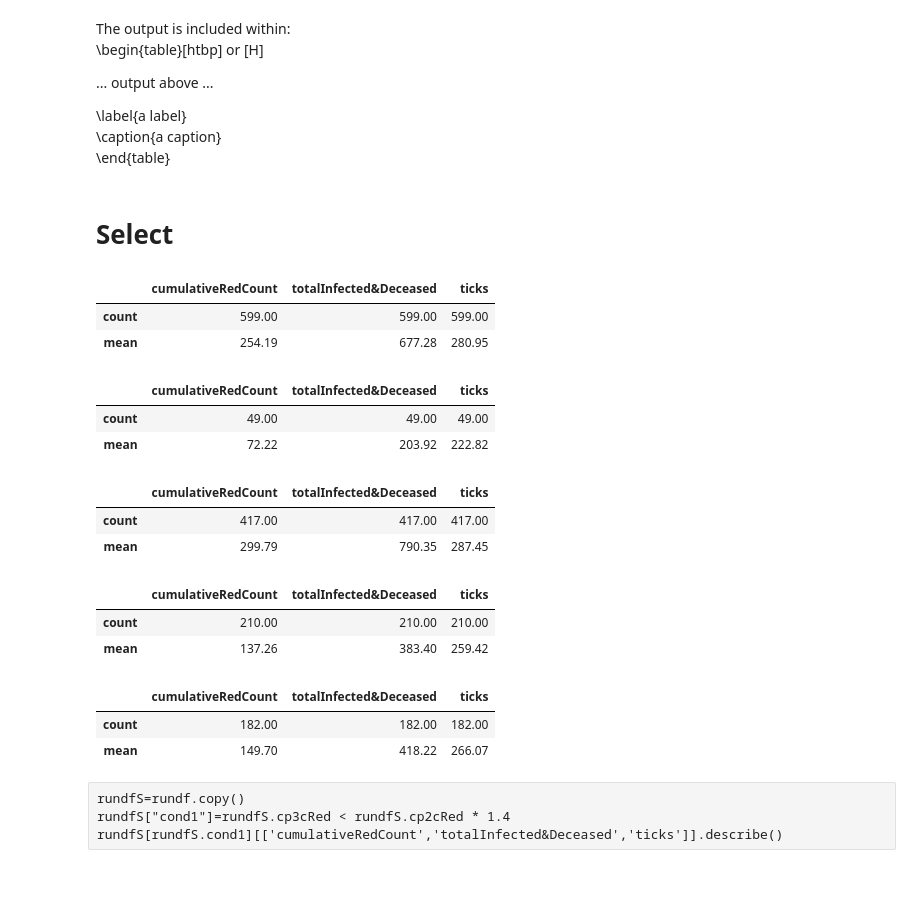
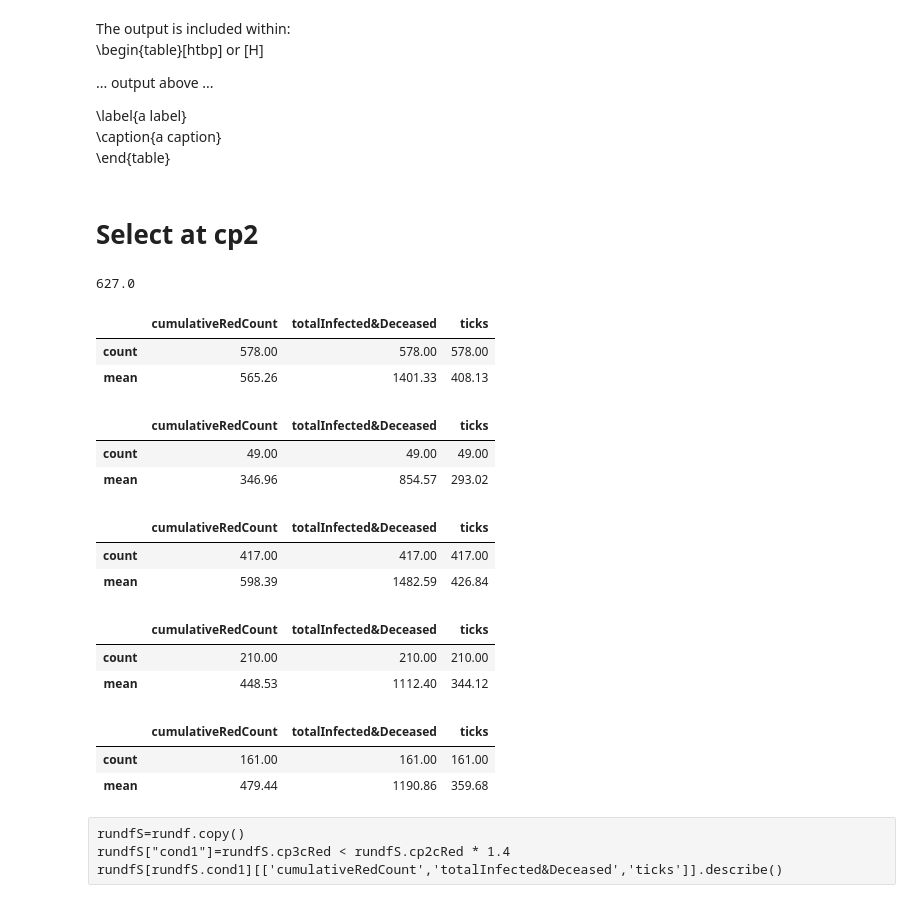
Before and after one commit to terna/readSIsaR_BatchResults, a Jupyter notebook: selectResults1kStableSeedsCPoints_basicControl_schoolOpenSeptChangingWorld_plusHMlog.ipynb, the cells around one changed output. Saved outputs shown, nothing was run; the diff lists cells and outputs as text; code cells hidden in the pictures.

```diff
--- a/selectResults1kStableSeedsCPoints_basicControl_schoolOpenSeptChangingWorld_plusHMlog.ipynb
+++ b/selectResults1kStableSeedsCPoints_basicControl_schoolOpenSeptChangingWorld_plusHMlog.ipynb
@@ -16,7 +16,7 @@ def day(n):
     return datetime(2020, 2, 3) + timedelta(n)
 # %%
 rundf = pd.read_csv('results/'+
-    'SIsaR_0.9.5.2 experiments 2 seeds-tableChangeworld_1000_basic_control_schoolOnSept.csv',
+    'SIsaR_0.9.5.4 experiments 2 seeds-tableChangeworld_1000_basic_control_schoolOnSept.csv',
                     sep=',',skiprows=6)
 case="# select 1000 epidemics with non-pharmaceutical containment measures, "+\
           "schools open in Sep, changing world, using checkpoints"
@@ -109,15 +109,20 @@ The output is included within:
 \caption{a caption}
 \end{table}
 # %% [markdown]
-# Select
+# Select at cp2
+# %%
+# existing epidemic a cp2 with .notnull() NB, the opposit1 is .isnull()
+rundf[rundf.cp2cRed.notnull()]['ticks'].describe().loc['count']
+# %% [output]
+627.0
 # %%
-rundf['cp2GT15']=rundf.cp2cRed >  10
+rundf['cp2GT15']=rundf.cp2cRed > 15
 rundf[rundf.cp2GT15][['cumulativeRedCount','totalInfected&Deceased','ticks']]\
 .describe().loc[['count','mean']]
 # %% [output]
 |  | cumulativeRedCount | totalInfected&Deceased | ticks |
-| count | 599.00 | 599.00 | 599.00 |
-| mean | 254.19 | 677.28 | 280.95 |
+| count | 578.00 | 578.00 | 578.00 |
+| mean | 565.26 | 1401.33 | 408.13 |
 # %%
 rundf['cp2LE15']=rundf.cp2cRed <= 15
 rundf[rundf.cp2LE15][['cumulativeRedCount','totalInfected&Deceased','ticks']]\
@@ -125,7 +130,7 @@ rundf[rundf.cp2LE15][['cumulativeRedCount','totalInfected&Deceased','ticks']]\
 # %% [output]
 |  | cumulativeRedCount | totalInfected&Deceased | ticks |
 | count | 49.00 | 49.00 | 49.00 |
-| mean | 72.22 | 203.92 | 222.82 |
+| mean | 346.96 | 854.57 | 293.02 |
 # %%
 rundf['cp2GT60']=rundf.cp2cRed >  60
 rundf[rundf.cp2GT60][['cumulativeRedCount','totalInfected&Deceased','ticks']]\
@@ -133,7 +138,7 @@ rundf[rundf.cp2GT60][['cumulativeRedCount','totalInfected&Deceased','ticks']]\
 # %% [output]
 |  | cumulativeRedCount | totalInfected&Deceased | ticks |
 | count | 417.00 | 417.00 | 417.00 |
-| mean | 299.79 | 790.35 | 287.45 |
+| mean | 598.39 | 1482.59 | 426.84 |
 # %%
 rundf['cp2LE60']=rundf.cp2cRed <= 60
 rundf[rundf.cp2LE60][['cumulativeRedCount','totalInfected&Deceased','ticks']]\
@@ -141,15 +146,15 @@ rundf[rundf.cp2LE60][['cumulativeRedCount','totalInfected&Deceased','ticks']]\
 # %% [output]
 |  | cumulativeRedCount | totalInfected&Deceased | ticks |
 | count | 210.00 | 210.00 | 210.00 |
-| mean | 137.26 | 383.40 | 259.42 |
+| mean | 448.53 | 1112.40 | 344.12 |
 # %%
 rundf['realistic_cp2']=rundf['cp2GT15'] & rundf['cp2LE60']
 rundf[rundf.realistic_cp2][['cumulativeRedCount','totalInfected&Deceased','ticks']]\
 .describe().loc[['count','mean']]
 # %% [output]
 |  | cumulativeRedCount | totalInfected&Deceased | ticks |
-| count | 182.00 | 182.00 | 182.00 |
-| mean | 149.70 | 418.22 | 266.07 |
+| count | 161.00 | 161.00 | 161.00 |
+| mean | 479.44 | 1190.86 | 359.68 |
 # %% [raw]
 rundfS=rundf.copy()
 rundfS["cond1"]=rundfS.cp3cRed < rundfS.cp2cRed * 1.4
```
Also changed, not shown: parts of 4 cells of this notebook.
